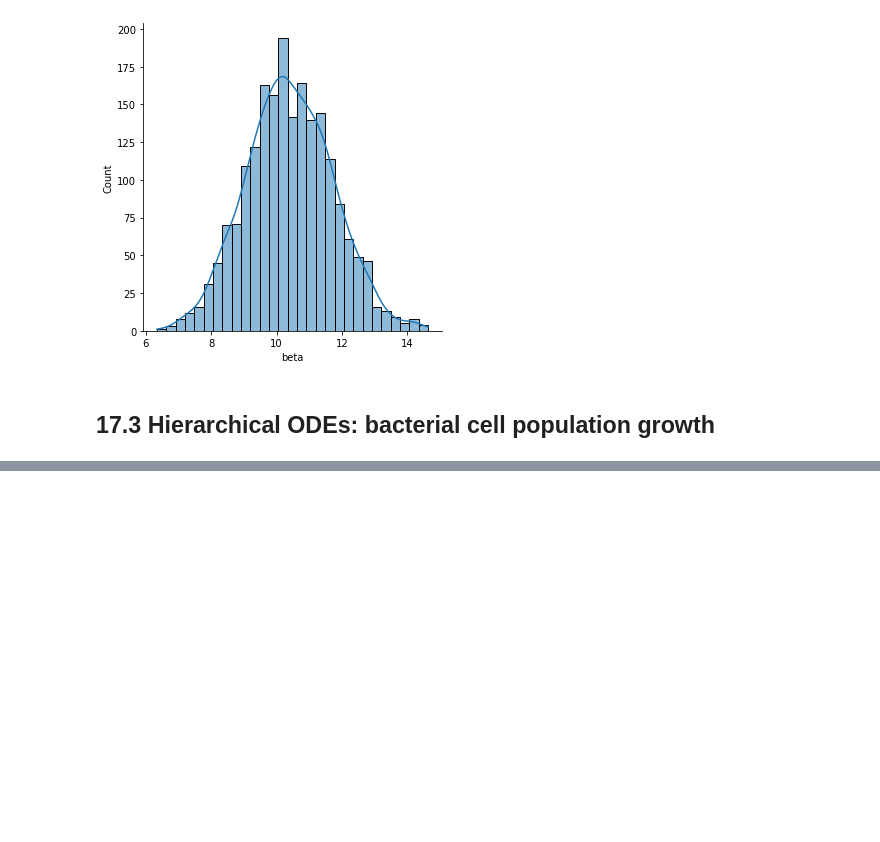
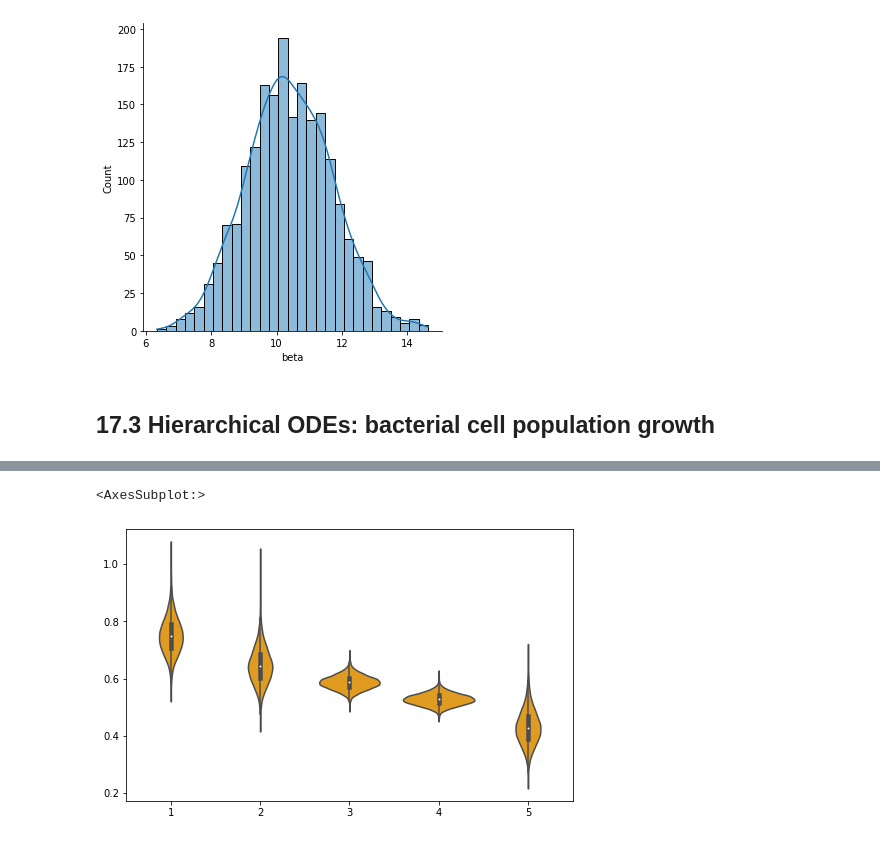
Before and after one commit to 0zero/StudentsGuideToBayesianStatistics, a Jupyter notebook: notebooks/Chapter 17 - Hierarchical models.ipynb, the cells around one changed output, grey strips where cells are left out. Drawn from its saved outputs; the diff is of its cells as text; code cells hidden in the pictures; blank space fills up the shorter version.

```diff
--- a/notebooks/Chapter 17 - Hierarchical models.ipynb
+++ b/notebooks/Chapter 17 - Hierarchical models.ipynb
@@ -1037,0 +1226,13 @@ sns.displot(fit_hom.to_dataframe()["beta"],kde=True)
+# %%
+fit_het = sm_het.sampling(
+    data=dict(
+        T=len(df["time"]),
+        N=len(df.columns)-2,
+        t0=0,
+        ts=df["time"].values,
+        y=df[df.columns[1:-1]].values,
+    ),
+    warmup=1000,
+    iter=5000,
+    chains=4,
+)
@@ -1037,0 +1262,13 @@ sns.displot(fit_hom.to_dataframe()["beta"],kde=True)
+# %%
+plt.figure(figsize=(8,5))
+
+alpha_data = pd.DataFrame()
+beta_data = pd.DataFrame()
+for i in [1,2,3,4,5]:
+    alpha_data[f"{i}"] = fit_het.extract(f"theta[{i},1]")[f"theta[{i},1]"]
+    beta_data[f"{i}"] = fit_het.extract(f"theta[{i},2]")[f"theta[{i},2]"]
+
+sns.violinplot(data=alpha_data,color="orange",alpha=.1)
+# %% [output]
+<AxesSubplot:>
+[figure, added]
```
Also changed, not shown: parts of 65 cells of this notebook, 2 other files.
